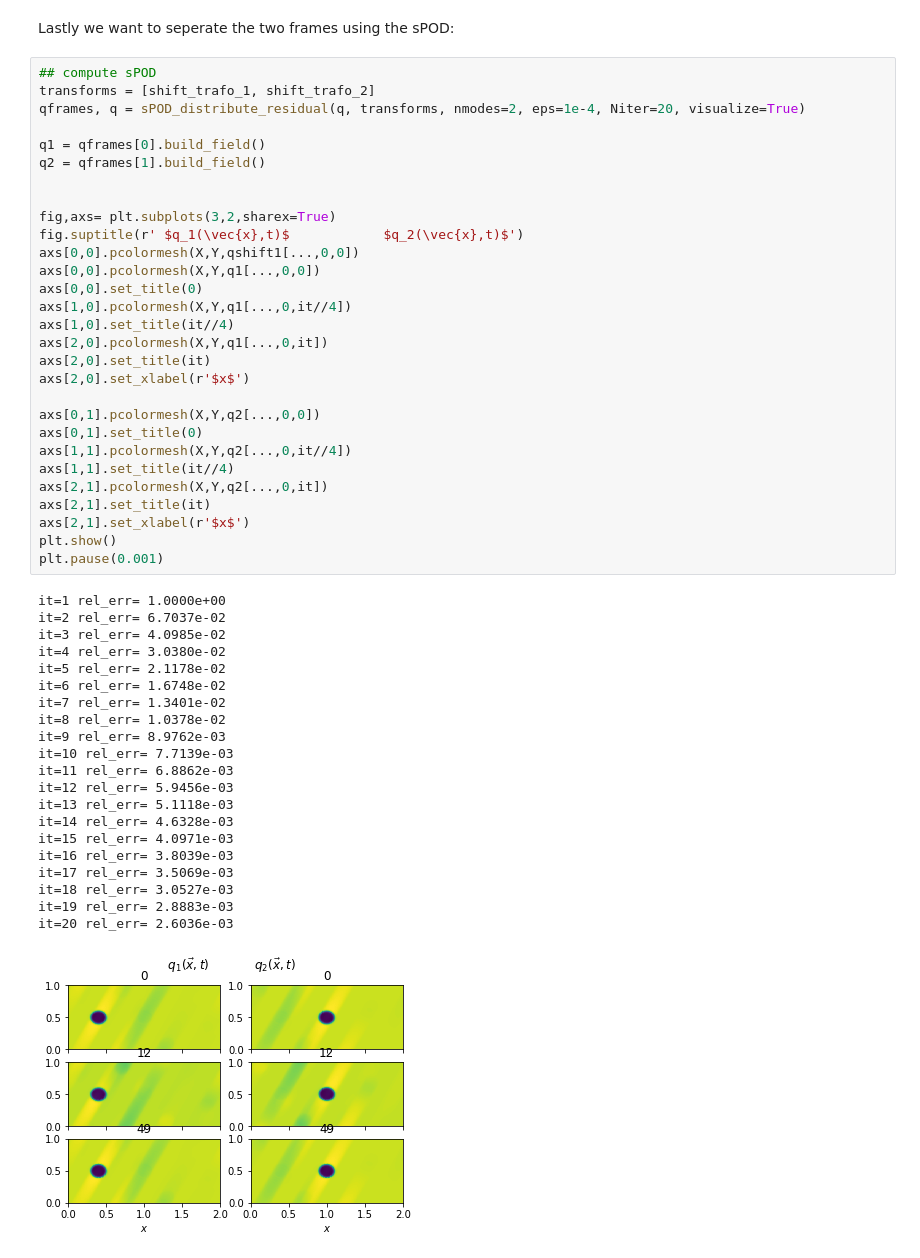
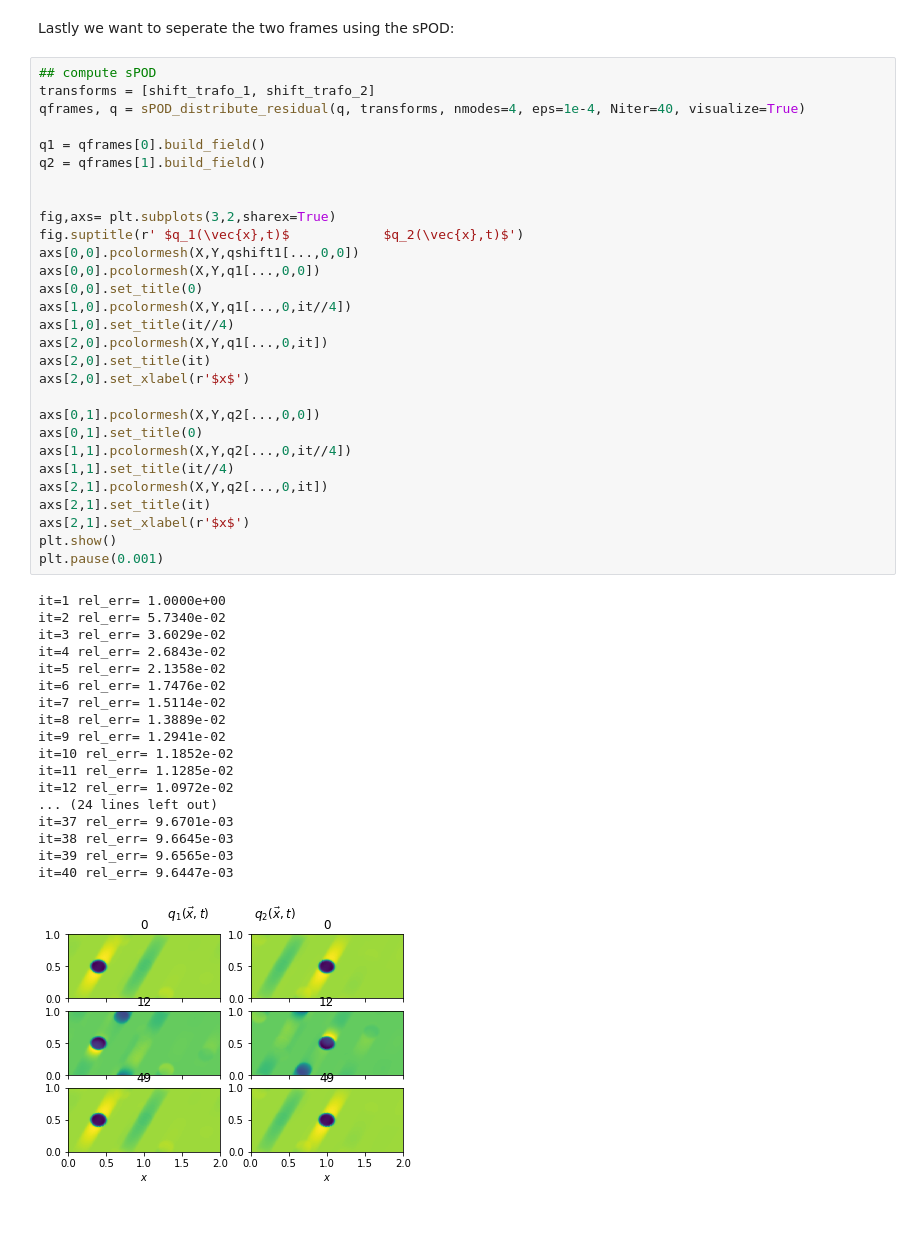
Before and after one commit to kovarnoa/sPOD-megaframe, a Jupyter notebook: notebooks/simple_sPOD_2D.ipynb, the cells around one changed output. Saved outputs shown, nothing was run; the diff lists cells and outputs as text; blank space fills up the shorter version.

```diff
--- a/notebooks/simple_sPOD_2D.ipynb
+++ b/notebooks/simple_sPOD_2D.ipynb
@@ -137,51 +139,48 @@ Lastly we want to seperate the two frames using the sPOD:
 # %%
 ## compute sPOD
 transforms = [shift_trafo_1, shift_trafo_2]
-qframes, q = sPOD_distribute_residual(q, transforms, nmodes=2, eps=1e-4, Niter=20, visualize=True)
+qframes, q = sPOD_distribute_residual(q, transforms, nmodes=4, eps=1e-4, Niter=40, visualize=True)
 
 q1 = qframes[0].build_field()
 q2 = qframes[1].build_field()
 
 
 fig,axs= plt.subplots(3,2,sharex=True)
 fig.suptitle(r' $q_1(\vec{x},t)$            $q_2(\vec{x},t)$')
 axs[0,0].pcolormesh(X,Y,qshift1[...,0,0])
 axs[0,0].pcolormesh(X,Y,q1[...,0,0])
 axs[0,0].set_title(0)
 axs[1,0].pcolormesh(X,Y,q1[...,0,it//4])
 axs[1,0].set_title(it//4)
 axs[2,0].pcolormesh(X,Y,q1[...,0,it])
 axs[2,0].set_title(it)
 axs[2,0].set_xlabel(r'$x$')
 
 axs[0,1].pcolormesh(X,Y,q2[...,0,0])
 axs[0,1].set_title(0)
 axs[1,1].pcolormesh(X,Y,q2[...,0,it//4])
 axs[1,1].set_title(it//4)
 axs[2,1].pcolormesh(X,Y,q2[...,0,it])
 axs[2,1].set_title(it)
 axs[2,1].set_xlabel(r'$x$')
 plt.show()
 plt.pause(0.001)
 # %% [output]
 it=1 rel_err= 1.0000e+00
-it=2 rel_err= 6.7037e-02
-it=3 rel_err= 4.0985e-02
-it=4 rel_err= 3.0380e-02
-it=5 rel_err= 2.1178e-02
-it=6 rel_err= 1.6748e-02
-it=7 rel_err= 1.3401e-02
-it=8 rel_err= 1.0378e-02
-it=9 rel_err= 8.9762e-03
-it=10 rel_err= 7.7139e-03
-it=11 rel_err= 6.8862e-03
-it=12 rel_err= 5.9456e-03
-it=13 rel_err= 5.1118e-03
-it=14 rel_err= 4.6328e-03
-it=15 rel_err= 4.0971e-03
-it=16 rel_err= 3.8039e-03
-it=17 rel_err= 3.5069e-03
-it=18 rel_err= 3.0527e-03
-it=19 rel_err= 2.8883e-03
-it=20 rel_err= 2.6036e-03
+it=2 rel_err= 5.7340e-02
+it=3 rel_err= 3.6029e-02
+it=4 rel_err= 2.6843e-02
+it=5 rel_err= 2.1358e-02
+it=6 rel_err= 1.7476e-02
+it=7 rel_err= 1.5114e-02
+it=8 rel_err= 1.3889e-02
+it=9 rel_err= 1.2941e-02
+it=10 rel_err= 1.1852e-02
+it=11 rel_err= 1.1285e-02
+it=12 rel_err= 1.0972e-02
+... (24 lines left out)
+it=37 rel_err= 9.6701e-03
+it=38 rel_err= 9.6645e-03
+it=39 rel_err= 9.6565e-03
+it=40 rel_err= 9.6447e-03
-[figure, old version]
+[figure, new version]
```
Also changed, not shown: parts of 2 cells of this notebook, 1 other file.
